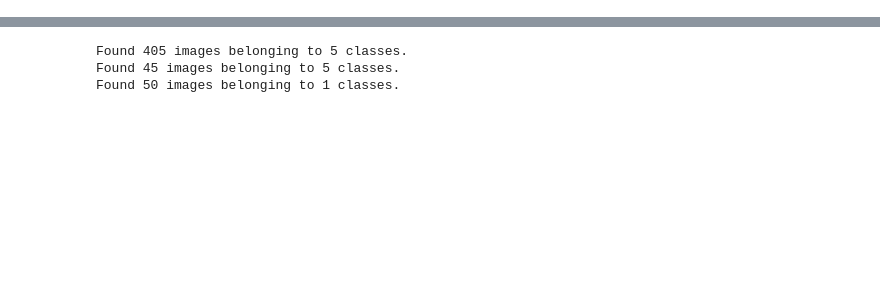
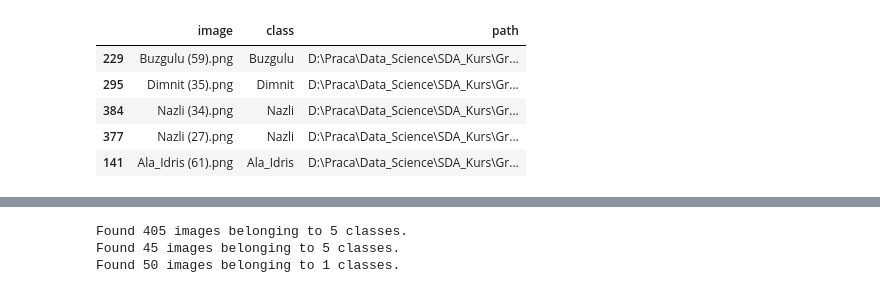
Before and after one commit to KKozakiewicz/Grapevine_leaves, a Jupyter notebook: Grapevine_leaves_classification.ipynb, the cells around one changed output, grey strips where cells are left out. Drawn from its saved outputs; the diff is of its cells as text; code cells hidden in the pictures; blank space fills up the shorter version.

```diff
--- a/Grapevine_leaves_classification.ipynb
+++ b/Grapevine_leaves_classification.ipynb
@@ -32,0 +117,9 @@ IMAGE_SHAPE = (img_width, img_height)
+# %%
+main_df.sample(5)
+# %% [output]
+|  | image | class | path |
+| 229 | Buzgulu (59).png | Buzgulu | D:\Praca\Data_Science\SDA_Kurs\Gr... |
+| 295 | Dimnit (35).png | Dimnit | D:\Praca\Data_Science\SDA_Kurs\Gr... |
+| 384 | Nazli (34).png | Nazli | D:\Praca\Data_Science\SDA_Kurs\Gr... |
+| 377 | Nazli (27).png | Nazli | D:\Praca\Data_Science\SDA_Kurs\Gr... |
+| 141 | Ala_Idris (61).png | Ala_Idris | D:\Praca\Data_Science\SDA_Kurs\Gr... |
```
Also changed, not shown: parts of 39 cells of this notebook.
